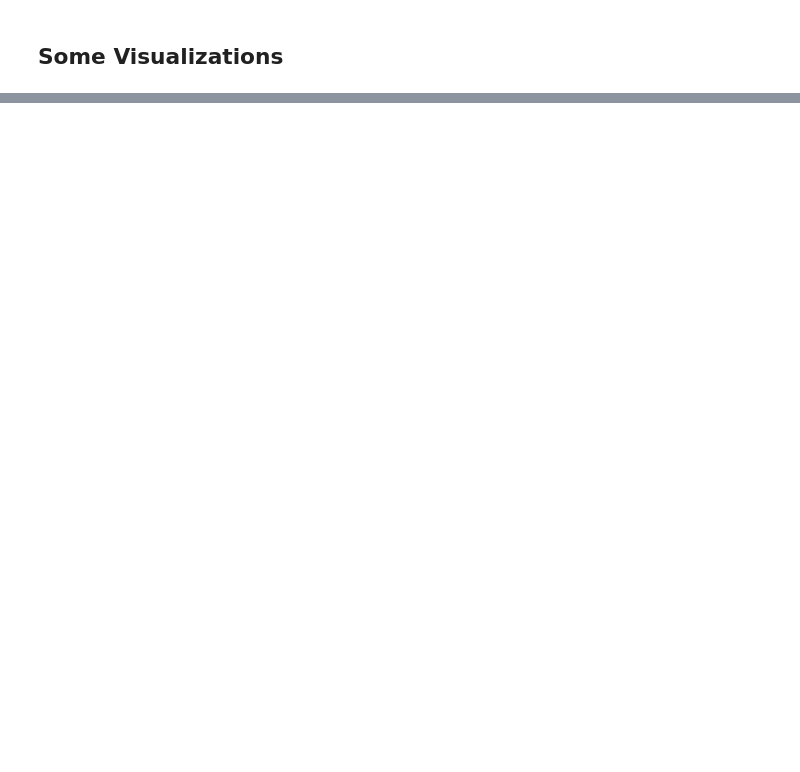
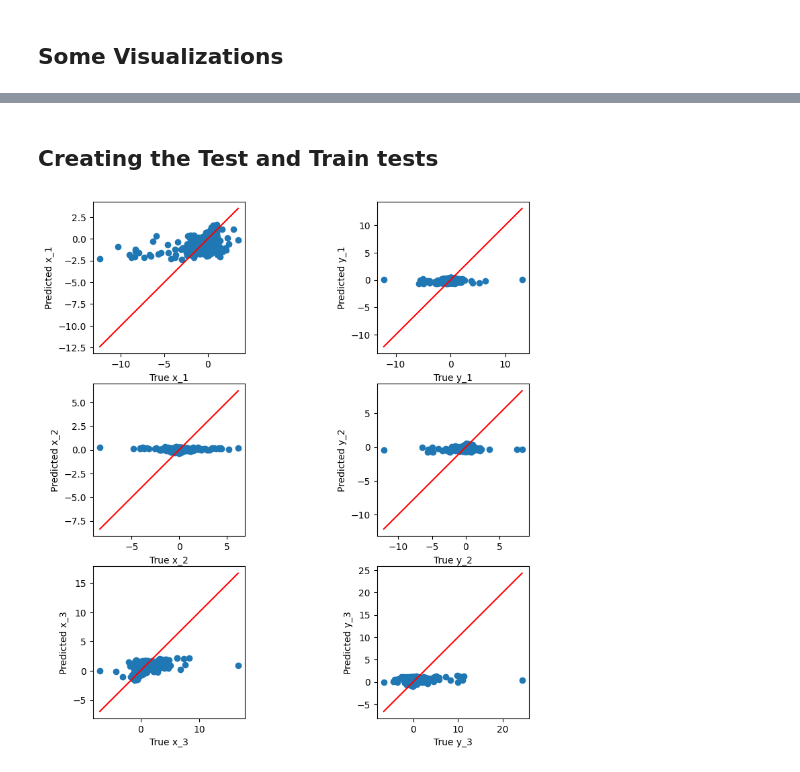
Before and after one commit to filipecolladavid/ThreeBodyProblemML, a Jupyter notebook: filipe/data_analysis.ipynb, the cells around one changed output, grey strips where cells are left out. Cells and saved outputs as stored; diff of their text form; code cells hidden in the pictures; blank space fills up the shorter version.

Commit message:
Created baseline model

```diff
--- a/filipe/data_analysis.ipynb
+++ b/filipe/data_analysis.ipynb
@@ -131,0 +203,19 @@ plot_indx(k)
+# %% [markdown]
+## Creating the Test and Train tests
+# %%
+# Features
+# X -> [x_1(0) y_1(0) x_2(0) y_2(0) x_3(0) y_3(0) t]
+
+# Step 1: Group by 'trajectory_id' and get the first occurrence of each group
+first_occurrence = df_filtered.groupby('trajectory_id').first().reset_index()
+
+# Step 2: Merge first occurrence back to the original dataframe, only replacing columns that need to be kept constant
+columns_to_replace = df_filtered.columns.difference(['t', 'trajectory_id', 'Id'])  # Columns to replace except 't' and 'trajectory_id'
+
+# We merge 'first_occurrence' on 'trajectory_id' with the original dataframe,
+# and only replace the required columns.
+df_for_X = df_filtered[['t', 'trajectory_id', 'Id']].merge(
+    first_occurrence[['trajectory_id'] + list(columns_to_replace)],
+    on='trajectory_id',
+    how='left'
+)
@@ -131,0 +244,49 @@ plot_indx(k)
+# %%
+# Split the data for training and testing
+from sklearn.model_selection import train_test_split
+from sklearn.preprocessing import StandardScaler
+
+def custom_train_test_split(X, y, test_size=0.2):
+    # Get unique trajectory_ids
+    unique_ids = X['trajectory_id'].unique()
+
+    # Split the trajectory_ids into train and test sets
+    train_ids, test_ids = train_test_split(unique_ids, test_size=test_size, random_state=42)
+
+    # Split the data based on the trajectory_ids
+    X_train = X[X['trajectory_id'].isin(train_ids)]
+    X_test = X[X['trajectory_id'].isin(test_ids)]
+    y_train = y[y['trajectory_id'].isin(train_ids)]
+    y_test = y[y['trajectory_id'].isin(test_ids)]
+
+    # Drop the specified columns from X and y
+    X_train = X_train.drop(columns=['trajectory_id', 'Id', 'v_x_1', 'v_y_1', 'v_x_2', 'v_y_2', 'v_x_3', 'v_y_3'])
+    X_test = X_test.drop(columns=['trajectory_id', 'Id', 'v_x_1', 'v_y_1', 'v_x_2', 'v_y_2', 'v_x_3', 'v_y_3'])
+    y_train = y_train.drop(columns=['trajectory_id', 't', 'v_x_1', 'v_y_1', 'v_x_2', 'v_y_2', 'v_x_3', 'v_y_3'])
+    y_test = y_test.drop(columns=['trajectory_id', 't', 'v_x_1', 'v_y_1', 'v_x_2', 'v_y_2', 'v_x_3', 'v_y_3'])
+
+    return X_train, X_test, y_train, y_test
+
+# Split the data
+X_train, X_test, y_train, y_test = custom_train_test_split(df_for_X, df_filtered, test_size=0.2)
+
+# Scale the features
+scaler = StandardScaler()
+X_train = scaler.fit_transform(X_train)
+X_test = scaler.transform(X_test)
+
+# Train the model
+model = LinearRegression()
+model.fit(X_train, y_train)
+
+# Save the baseline model predictions to a CSV file
+baseline_model_df = pd.DataFrame(y_pred, columns=['x_1', 'y_1', 'x_2', 'y_2', 'x_3', 'y_3','t'])
+baseline_model_df['Id'] = range(len(baseline_model_df))
+baseline_model_df.drop(columns=['t']).to_csv('baseline-model.csv', index=False)
+
+# Predict on the test set
+y_pred = model.predict(X_test)
+
+plot_y_yhat(y_test.drop(columns=['Id']).values, y_pred, plot_title="LinearRegression_Predictions")
+# %% [output]
+[figure, added]
```
Also changed, not shown: parts of 25 cells of this notebook.
